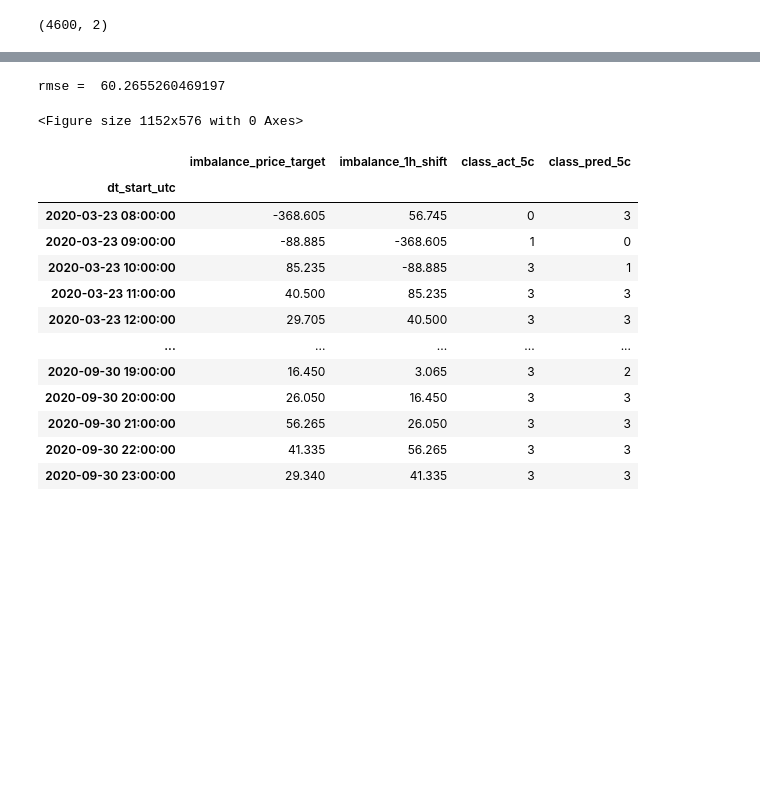
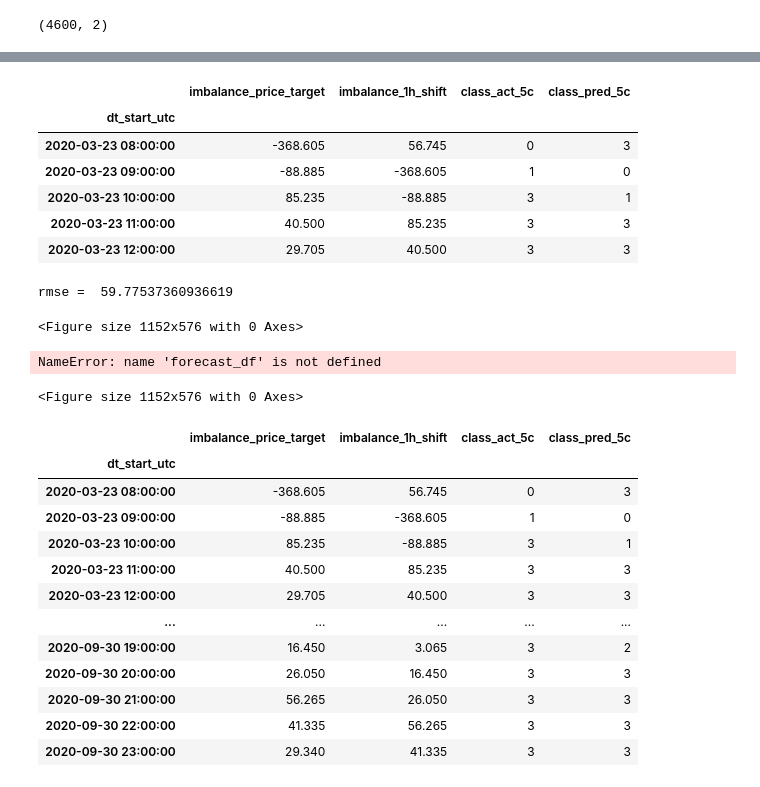
Before and after one commit to Windbenders/capstone_energy, a Jupyter notebook: notebooks/baseline_model.ipynb, the cells around one changed output, grey strips where cells are left out. Drawn from its saved outputs; the diff is of its cells as text; code cells hidden in the pictures; blank space fills up the shorter version.

```diff
--- a/notebooks/baseline_model.ipynb
+++ b/notebooks/baseline_model.ipynb
@@ -71,5 +105,15 @@ def plot_forecast(df):
+# %%
+test_2019.head()
+# %% [output]
+|  | imbalance_price_target | imbalance_1h_shift | class_act_5c | class_pred_5c |
+| dt_start_utc |  |  |  |  |
+| 2020-03-23 08:00:00 | -368.605 | 56.745 | 0 | 3 |
+| 2020-03-23 09:00:00 | -88.885 | -368.605 | 1 | 0 |
+| 2020-03-23 10:00:00 | 85.235 | -88.885 | 3 | 1 |
+| 2020-03-23 11:00:00 | 40.500 | 85.235 | 3 | 3 |
+| 2020-03-23 12:00:00 | 29.705 | 40.500 | 3 | 3 |
 # %%
-plot_forecast(test_2019)
+plot_forecast(test_2019,'')
 # %% [output]
-rmse =  60.2655260469197
+rmse =  59.77537360936619
 <Figure size 1152x576 with 0 Axes>
@@ -76,3 +122,8 @@ rmse =  60.2655260469197
+# %%
+plot_forecast(test_2019, '')
+# %% [output]
+NameError: name 'forecast_df' is not defined
+<Figure size 1152x576 with 0 Axes>
 # %%
 def get_forecast_classification(forecast_df):
     # create dataframe of true and predicted values for  5 classes
```
Also changed, not shown: parts of 9 cells of this notebook.
